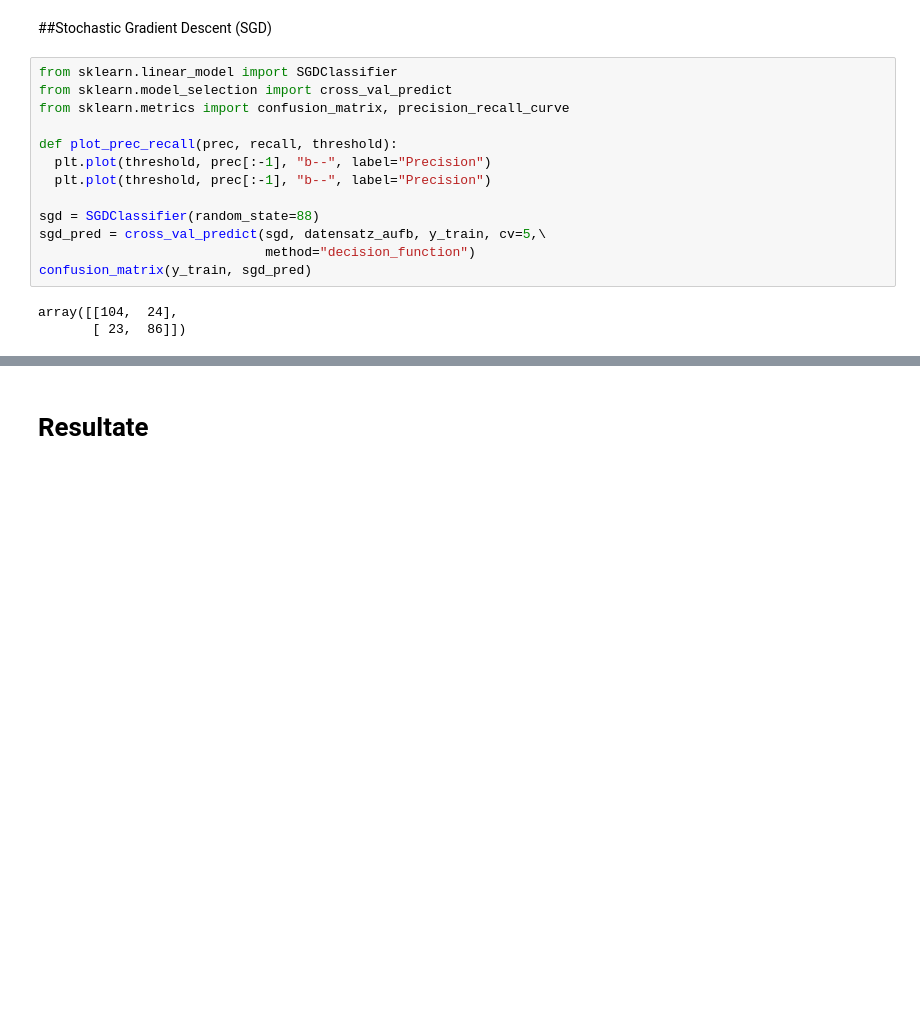
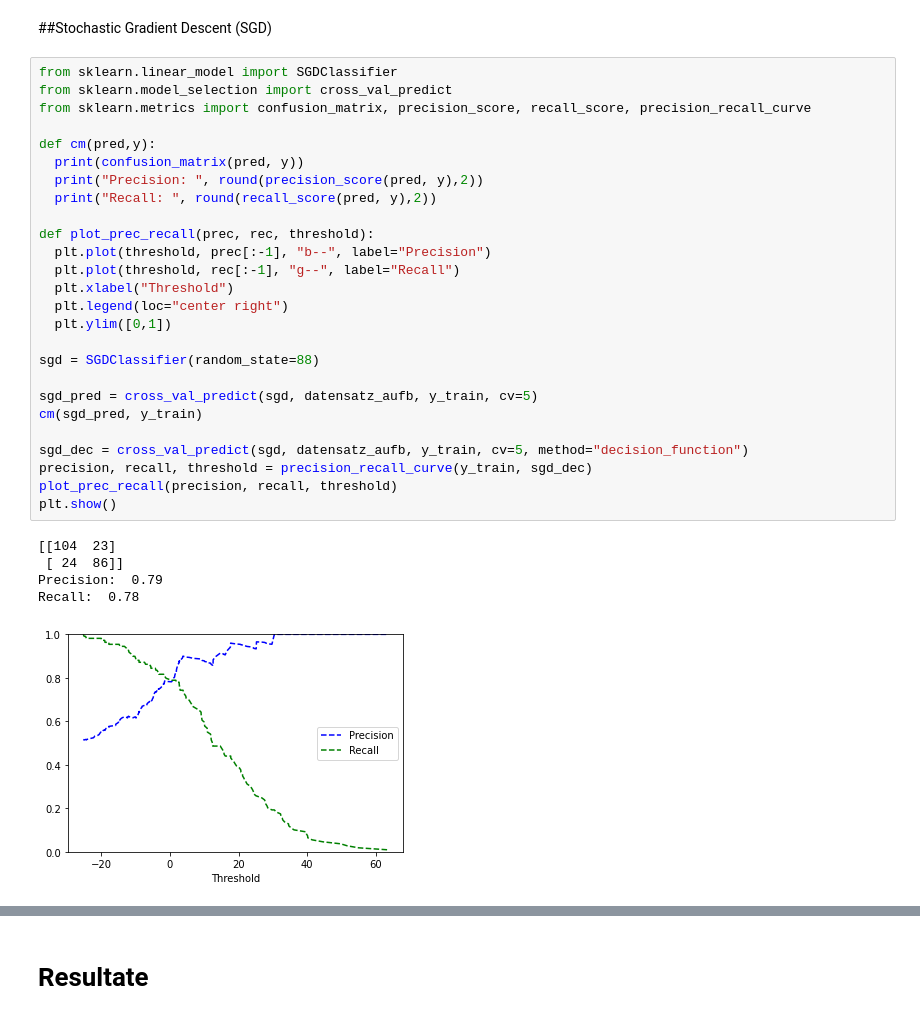
Before and after one commit to VimalKandrical/Diagnose_von_Herzerkrankungen, a Jupyter notebook: main.ipynb, the cells around one changed output, grey strips where cells are left out. Saved outputs shown, nothing was run; the diff lists cells and outputs as text; blank space fills up the shorter version.

```diff
--- a/main.ipynb
+++ b/main.ipynb
@@ -194,16 +194,32 @@ np.savetxt("datensatz_aufb.csv", datensatz_aufb, header=head, delimiter=",")
 # %%
 from sklearn.linear_model import SGDClassifier
 from sklearn.model_selection import cross_val_predict
-from sklearn.metrics import confusion_matrix, precision_recall_curve
+from sklearn.metrics import confusion_matrix, precision_score, recall_score, precision_recall_curve
 
-def plot_prec_recall(prec, recall, threshold):
+def cm(pred,y):
+  print(confusion_matrix(pred, y))
+  print("Precision: ", round(precision_score(pred, y),2))
+  print("Recall: ", round(recall_score(pred, y),2))
+
+def plot_prec_recall(prec, rec, threshold):
   plt.plot(threshold, prec[:-1], "b--", label="Precision")
-  plt.plot(threshold, prec[:-1], "b--", label="Precision")
+  plt.plot(threshold, rec[:-1], "g--", label="Recall")
+  plt.xlabel("Threshold")
+  plt.legend(loc="center right")
+  plt.ylim([0,1])
 
 sgd = SGDClassifier(random_state=88)
-sgd_pred = cross_val_predict(sgd, datensatz_aufb, y_train, cv=5,\
-                             method="decision_function")
-confusion_matrix(y_train, sgd_pred)
+
+sgd_pred = cross_val_predict(sgd, datensatz_aufb, y_train, cv=5)
+cm(sgd_pred, y_train)
+
+sgd_dec = cross_val_predict(sgd, datensatz_aufb, y_train, cv=5, method="decision_function")
+precision, recall, threshold = precision_recall_curve(y_train, sgd_dec)
+plot_prec_recall(precision, recall, threshold)
+plt.show()
 # %% [output]
-array([[104,  24],
-       [ 23,  86]])
+[[104  23]
+ [ 24  86]]
+Precision:  0.79
+Recall:  0.78
+[figure, added]
```
Also changed, not shown: parts of 2 cells of this notebook.
